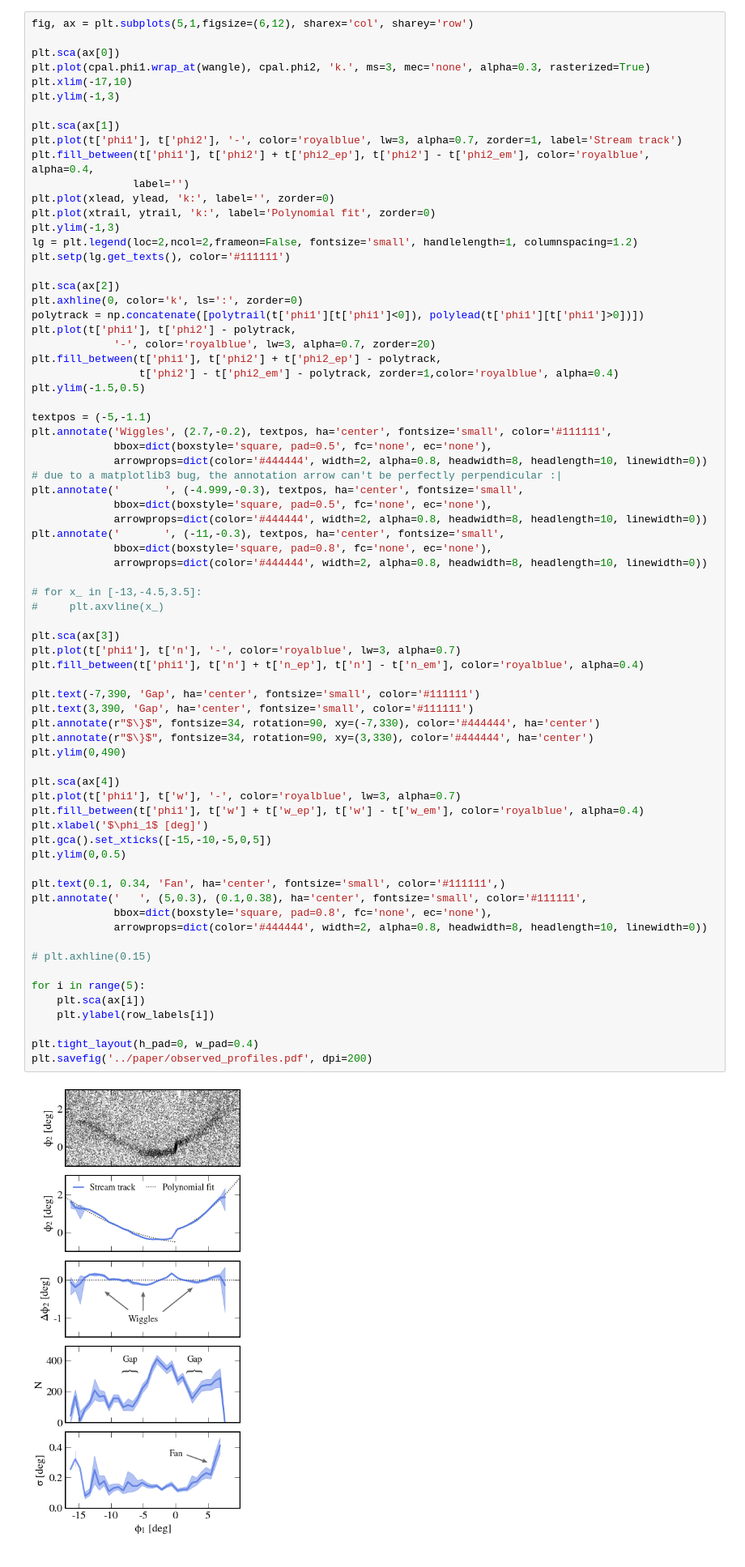
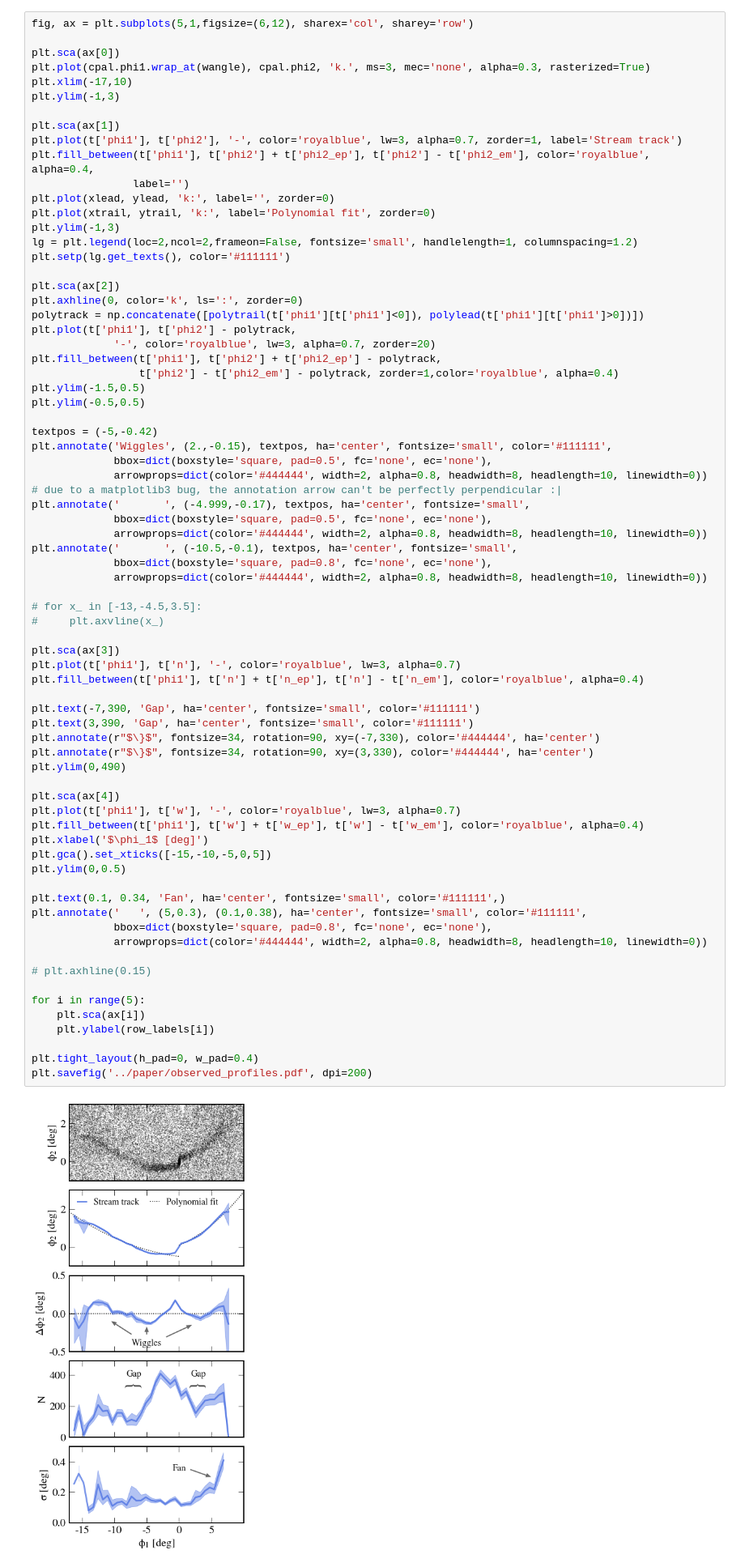
Before and after one commit to adrn/Pal5sBiggestFan, a Jupyter notebook: notebooks/fig_data_profile.ipynb, the cells around one changed output. Shown at 81% size. Cells and saved outputs as stored; diff of their text form.

```diff
--- a/notebooks/fig_data_profile.ipynb
+++ b/notebooks/fig_data_profile.ipynb
@@ -71,16 +71,17 @@ plt.plot(t['phi1'], t['phi2'] - polytrack,
 plt.fill_between(t['phi1'], t['phi2'] + t['phi2_ep'] - polytrack,
                  t['phi2'] - t['phi2_em'] - polytrack, zorder=1,color='royalblue', alpha=0.4)
 plt.ylim(-1.5,0.5)
+plt.ylim(-0.5,0.5)
 
-textpos = (-5,-1.1)
-plt.annotate('Wiggles', (2.7,-0.2), textpos, ha='center', fontsize='small', color='#111111',
+textpos = (-5,-0.42)
+plt.annotate('Wiggles', (2.,-0.15), textpos, ha='center', fontsize='small', color='#111111',
              bbox=dict(boxstyle='square, pad=0.5', fc='none', ec='none'),
              arrowprops=dict(color='#444444', width=2, alpha=0.8, headwidth=8, headlength=10, linewidth=0))
 # due to a matplotlib3 bug, the annotation arrow can't be perfectly perpendicular :|
-plt.annotate('       ', (-4.999,-0.3), textpos, ha='center', fontsize='small',
+plt.annotate('       ', (-4.999,-0.17), textpos, ha='center', fontsize='small',
              bbox=dict(boxstyle='square, pad=0.5', fc='none', ec='none'),
              arrowprops=dict(color='#444444', width=2, alpha=0.8, headwidth=8, headlength=10, linewidth=0))
-plt.annotate('       ', (-11,-0.3), textpos, ha='center', fontsize='small',
+plt.annotate('       ', (-10.5,-0.1), textpos, ha='center', fontsize='small',
              bbox=dict(boxstyle='square, pad=0.8', fc='none', ec='none'),
              arrowprops=dict(color='#444444', width=2, alpha=0.8, headwidth=8, headlength=10, linewidth=0))
 
@@ -91,34 +92,34 @@ plt.sca(ax[3])
 plt.plot(t['phi1'], t['n'], '-', color='royalblue', lw=3, alpha=0.7)
 plt.fill_between(t['phi1'], t['n'] + t['n_ep'], t['n'] - t['n_em'], color='royalblue', alpha=0.4)
 
 plt.text(-7,390, 'Gap', ha='center', fontsize='small', color='#111111')
 plt.text(3,390, 'Gap', ha='center', fontsize='small', color='#111111')
 plt.annotate(r"$\}$", fontsize=34, rotation=90, xy=(-7,330), color='#444444', ha='center')
 plt.annotate(r"$\}$", fontsize=34, rotation=90, xy=(3,330), color='#444444', ha='center')
 plt.ylim(0,490)
 
 plt.sca(ax[4])
 plt.plot(t['phi1'], t['w'], '-', color='royalblue', lw=3, alpha=0.7)
 plt.fill_between(t['phi1'], t['w'] + t['w_ep'], t['w'] - t['w_em'], color='royalblue', alpha=0.4)
 plt.xlabel('$\phi_1$ [deg]')
 plt.gca().set_xticks([-15,-10,-5,0,5])
 plt.ylim(0,0.5)
 
 plt.text(0.1, 0.34, 'Fan', ha='center', fontsize='small', color='#111111',)
 plt.annotate('   ', (5,0.3), (0.1,0.38), ha='center', fontsize='small', color='#111111',
              bbox=dict(boxstyle='square, pad=0.8', fc='none', ec='none'),
              arrowprops=dict(color='#444444', width=2, alpha=0.8, headwidth=8, headlength=10, linewidth=0))
 
 # plt.axhline(0.15)
 
 for i in range(5):
     plt.sca(ax[i])
     plt.ylabel(row_labels[i])
 
 plt.tight_layout(h_pad=0, w_pad=0.4)
 plt.savefig('../paper/observed_profiles.pdf', dpi=200)
 # %% [output]
-[figure, old version]
+[figure, new version]
 # %%
 # total number of stars symmetrically around the cluster
 # only approximately same bin width, but this is just order of magnitude calculation anyway
```
Also changed, not shown: 1 other file.
